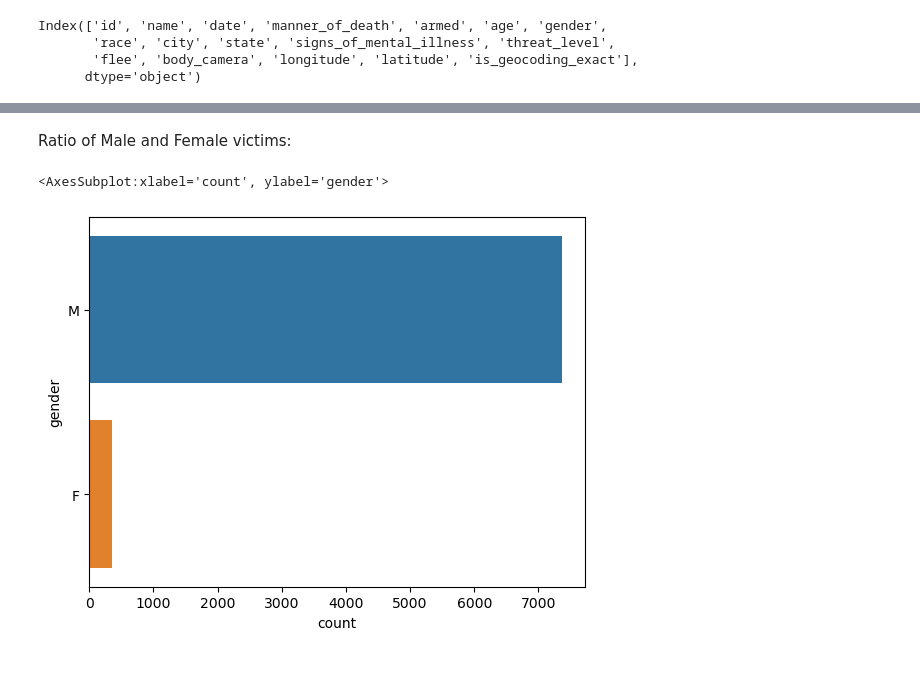
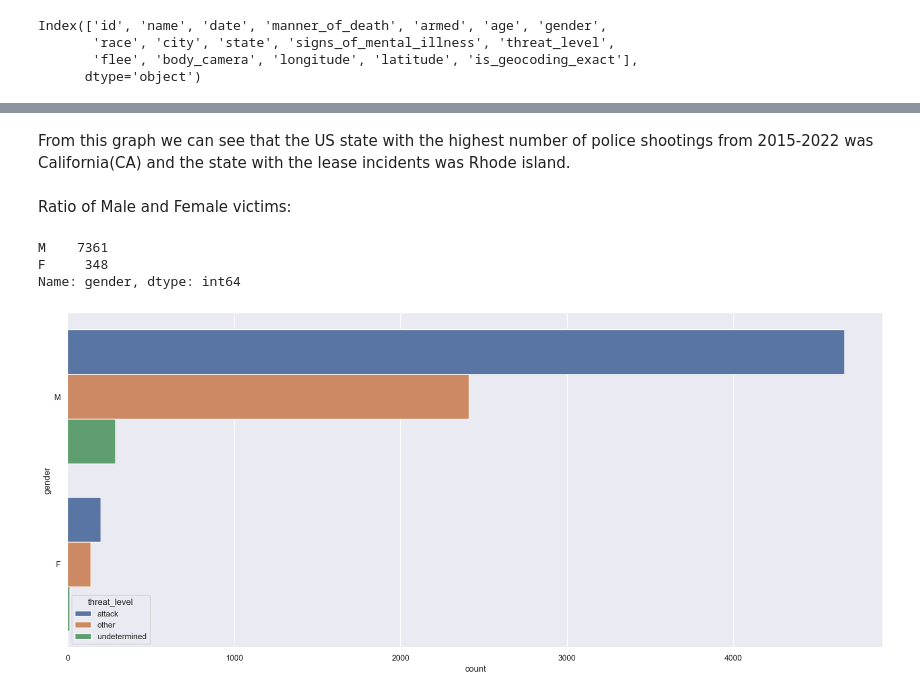
Before and after one commit to ubco-W2022T1-cosc301/project-group48, a Jupyter notebook: notebooks/analysis1.ipynb, the cells around one changed output, grey strips where cells are left out. Saved outputs shown, nothing was run; the diff lists cells and outputs as text; code cells hidden in the pictures; blank space fills up the shorter version.

```diff
--- a/notebooks/analysis1.ipynb
+++ b/notebooks/analysis1.ipynb
@@ -68,0 +93,4 @@ sns.countplot(y=raw_df["signs_of_mental_illness"])
+# %%
+state_plot = sns.countplot(y=raw_df["state"])
+sns.set(rc={'figure.figsize':(25,8)})
+state_plot.tick_params(labelsize=10)
@@ -69,7 +99,12 @@ sns.countplot(y=raw_df["signs_of_mental_illness"])
+# %% [markdown]
+From this graph we can see that the US state with the highest number of police shootings from 2015-2022 was California(CA) and the state with the lease incidents was Rhode island.
 # %% [markdown]
 Ratio of Male and Female victims:
 # %%
-sns.countplot(y=raw_df["gender"])
+sns.countplot(y=raw_df["gender"], hue=raw_df["threat_level"])
+raw_df.gender.value_counts()
 # %% [output]
-<AxesSubplot:xlabel='count', ylabel='gender'>
+M    7361
+F     348
+Name: gender, dtype: int64
-[figure, old version]
+[figure, new version]
```
Also changed, not shown: parts of 28 cells of this notebook, 1 other file.
